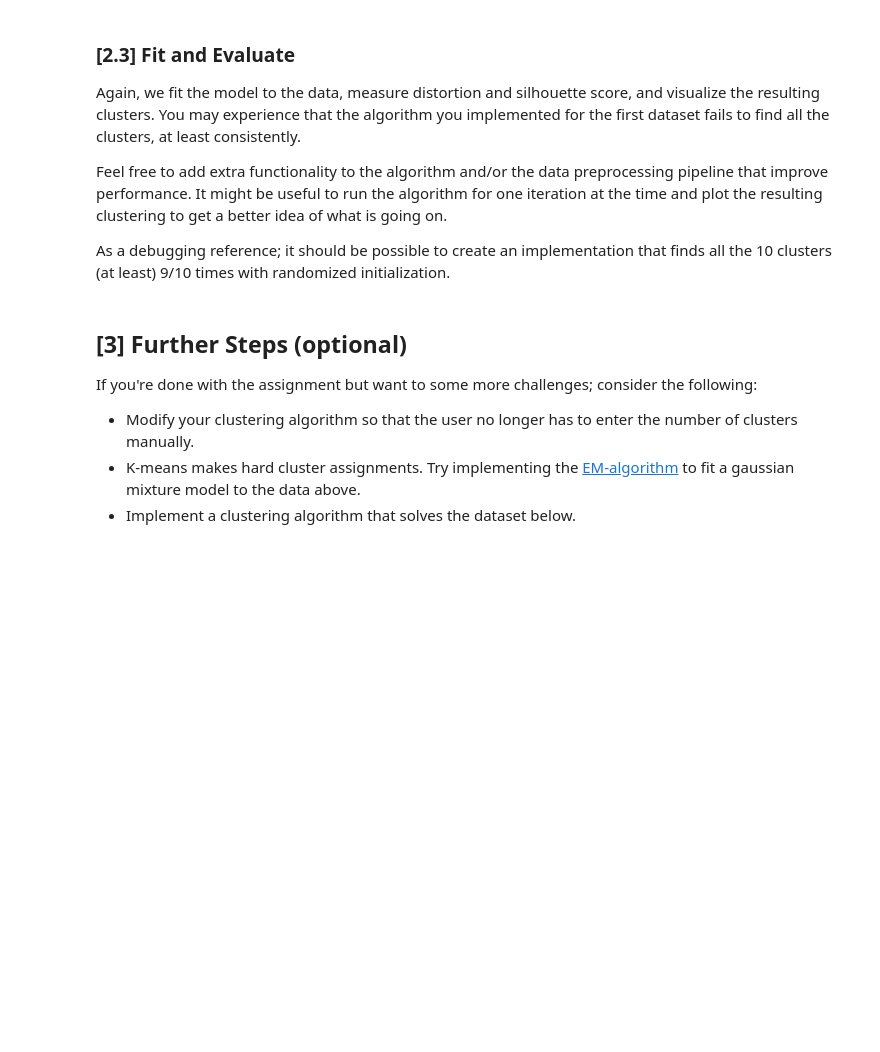
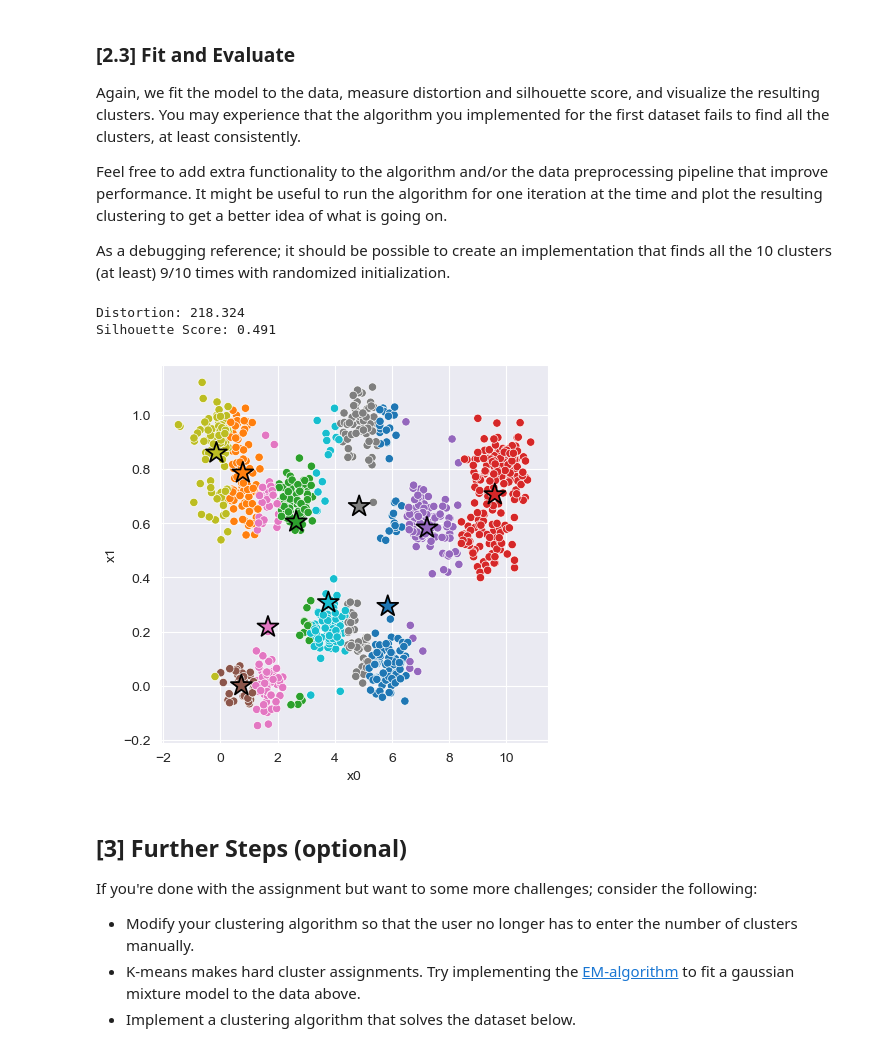
Before and after one commit to Moelfarri/MachineLearning-TDT4173, a Jupyter notebook: k_means/experiment.ipynb, the cells around one changed output. Drawn from its saved outputs; the diff is of its cells as text; code cells hidden in the pictures; blank space fills up the shorter version.

```diff
--- a/k_means/experiment.ipynb
+++ b/k_means/experiment.ipynb
@@ -106,23 +122,29 @@ Feel free to add extra functionality to the algorithm and/or the data preprocess
 
 As a debugging reference; it should be possible to create an implementation that finds all the 10 clusters (at least) 9/10 times with randomized initialization.
 # %%
+import k_means_task2 as km2 # <-- Your implementation
+
 # Fit Model
 X = data_2[['x0', 'x1']]
-model_2 = km.KMeans()  # <-- Feel free to add hyperparameters
+model_2 = km2.KMeans(K=10)  # <-- Feel free to add hyperparameters
 model_2.fit(X)
 
 # Compute Silhouette Score
 z = model_2.predict(X)
-print(f'Distortion: {km.euclidean_distortion(X, z) :.3f}')
-print(f'Silhouette Score: {km.euclidean_silhouette(X, z) :.3f}')
+print(f'Distortion: {km2.euclidean_distortion(X, z) :.3f}')
+print(f'Silhouette Score: {km2.euclidean_silhouette(X, z) :.3f}')
 
 # Plot cluster assignments
 C = model_2.get_centroids()
 K = len(C)
 _, ax = plt.subplots(figsize=(5, 5), dpi=100)
 sns.scatterplot(x='x0', y='x1', hue=z, hue_order=range(K), palette='tab10', data=X, ax=ax);
 sns.scatterplot(x=C[:,0], y=C[:,1], hue=range(K), palette='tab10', marker='*', s=250, edgecolor='black', ax=ax)
 ax.legend().remove();
+# %% [output]
+Distortion: 218.324
+Silhouette Score: 0.491
+[figure, added]
 # %% [markdown]
 ## [3] Further Steps (optional)
 
```
Also changed, not shown: parts of 5 cells of this notebook, 1 other file.
